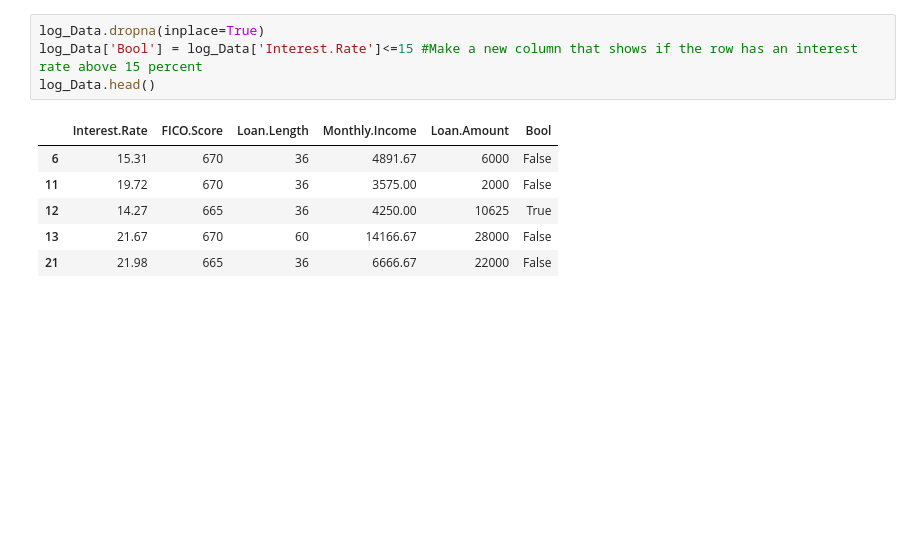
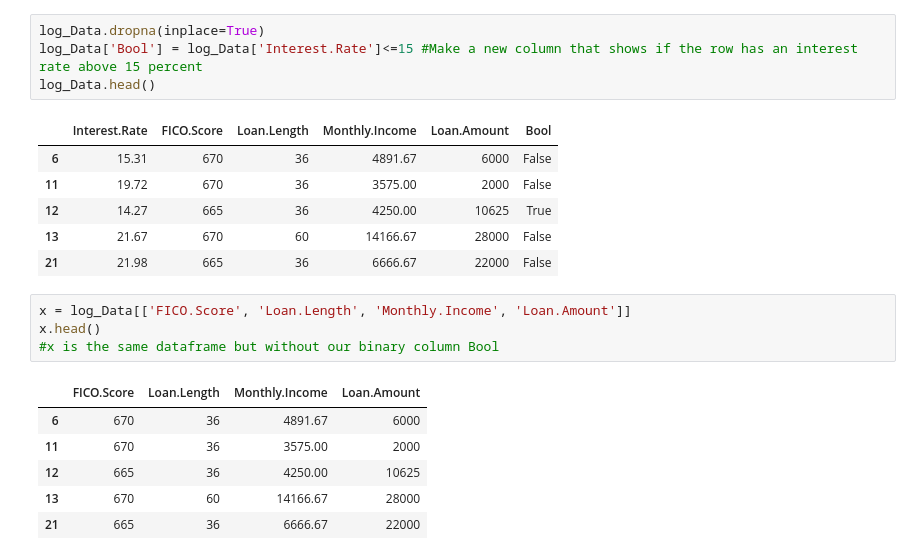
Before and after one commit to JoelAdams001/silver-spoon, a Jupyter notebook: HW3.ipynb, the cells around one changed output. Saved outputs shown, nothing was run; the diff lists cells and outputs as text; blank space fills up the shorter version.

```diff
--- a/HW3.ipynb
+++ b/HW3.ipynb
@@ -119,3 +119,14 @@ log_Data.head()
 | 12 | 14.27 | 665 | 36 | 4250.00 | 10625 | True |
 | 13 | 21.67 | 670 | 60 | 14166.67 | 28000 | False |
 | 21 | 21.98 | 665 | 36 | 6666.67 | 22000 | False |
+# %%
+x = log_Data[['FICO.Score', 'Loan.Length', 'Monthly.Income', 'Loan.Amount']]
+x.head()
+#x is the same dataframe but without our binary column Bool
+# %% [output]
+|  | FICO.Score | Loan.Length | Monthly.Income | Loan.Amount |
+| 6 | 670 | 36 | 4891.67 | 6000 |
+| 11 | 670 | 36 | 3575.00 | 2000 |
+| 12 | 665 | 36 | 4250.00 | 10625 |
+| 13 | 670 | 60 | 14166.67 | 28000 |
+| 21 | 665 | 36 | 6666.67 | 22000 |
```
Also changed, not shown: parts of 2 cells of this notebook.
